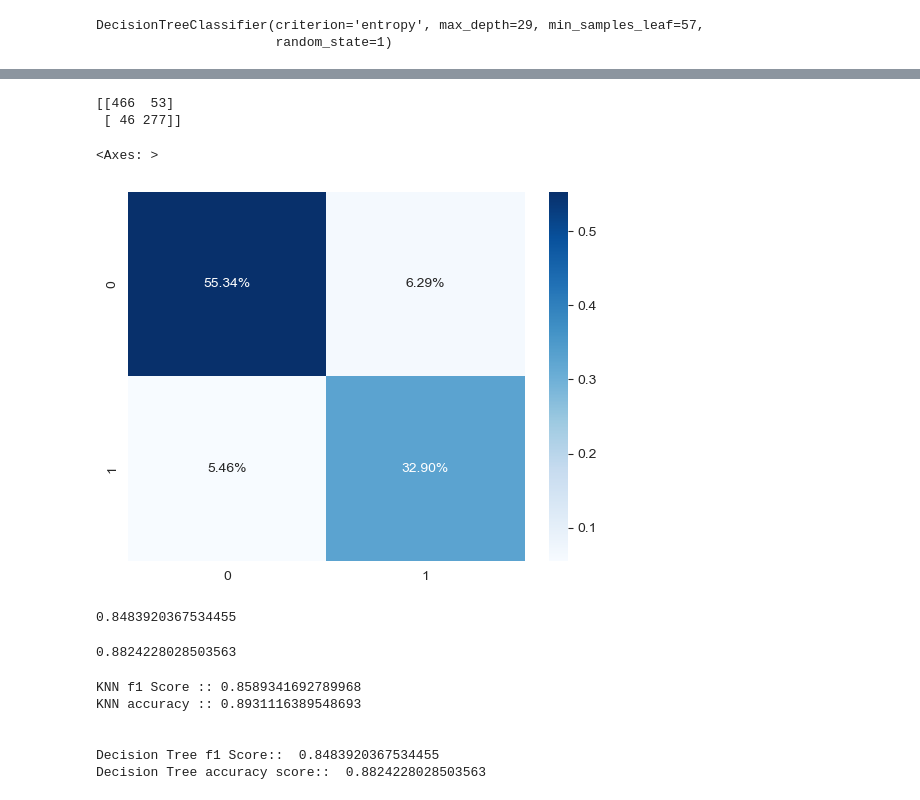
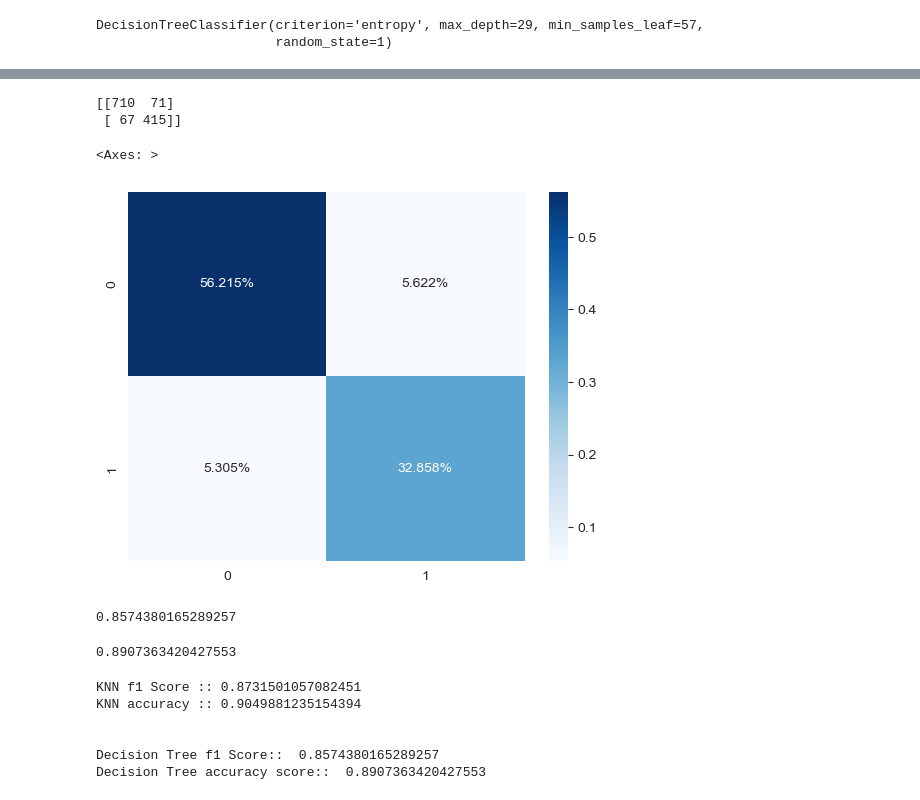
Before and after one commit to HaneekAhamed/ML-CW, a Jupyter notebook: ml.ipynb, the cells around one changed output, grey strips where cells are left out. Cells and saved outputs as stored; diff of their text form; code cells hidden in the pictures.

```diff
--- a/ml.ipynb
+++ b/ml.ipynb
@@ -8,7 +8,7 @@ from sklearn.metrics import f1_score
 from sklearn.metrics import accuracy_score
 from sklearn.tree import DecisionTreeClassifier
 # %%
-names=pd.read_csv('spambase.names', skiprows=57, sep=':\s+', engine='python', names=['attr',''])
+names=pd.read_csv('spam_base.names', skiprows=57, sep=':\s+', engine='python', names=['attr',''])
 names=names['attr']
 names= list(names)
 names.append('spam_type')
@@ -352,24 +304,24 @@ array([0, 0, 1, 0, 1, 0, 1, 1, 1, 1, 0, 0, 0, 0, 0, 1, 0, 0, 0, 0, 0, 0,
 DT_cm = confusion_matrix(Y_test,DT_Y_predict)
 print(DT_cm)
 # %% [output]
-[[466  53]
- [ 46 277]]
+[[710  71]
+ [ 67 415]]
 # %%
 sns.heatmap(DT_cm/np.sum(DT_cm), annot=True,
-            fmt='.2%', cmap='Blues')
+            fmt='.3%', cmap='Blues')
 # %% [output]
 <Axes: >
-[figure, old version]
+[figure, new version]
 # %%
 DT_f1Score = f1_score(Y_test,DT_Y_predict)
 DT_f1Score
 # %% [output]
-0.8483920367534455
+0.8574380165289257
 # %%
 DT_accuracy = accuracy_score(Y_test,DT_Y_predict)
 DT_accuracy
 # %% [output]
-0.8824228028503563
+0.8907363420427553
 # %%
 print('KNN f1 Score ::',knn_f1Score)
 print('KNN accuracy ::',knn_accuracy)
@@ -377,9 +329,9 @@ print('\n')
 print('Decision Tree f1 Score:: ',DT_f1Score)
 print('Decision Tree accuracy score:: ',DT_accuracy)
 # %% [output]
-KNN f1 Score :: 0.8589341692789968
-KNN accuracy :: 0.8931116389548693
+KNN f1 Score :: 0.8731501057082451
+KNN accuracy :: 0.9049881235154394
 
 
-Decision Tree f1 Score::  0.8483920367534455
-Decision Tree accuracy score::  0.8824228028503563
+Decision Tree f1 Score::  0.8574380165289257
+Decision Tree accuracy score::  0.8907363420427553
```
Also changed, not shown: parts of 18 cells of this notebook, 5 other files.
